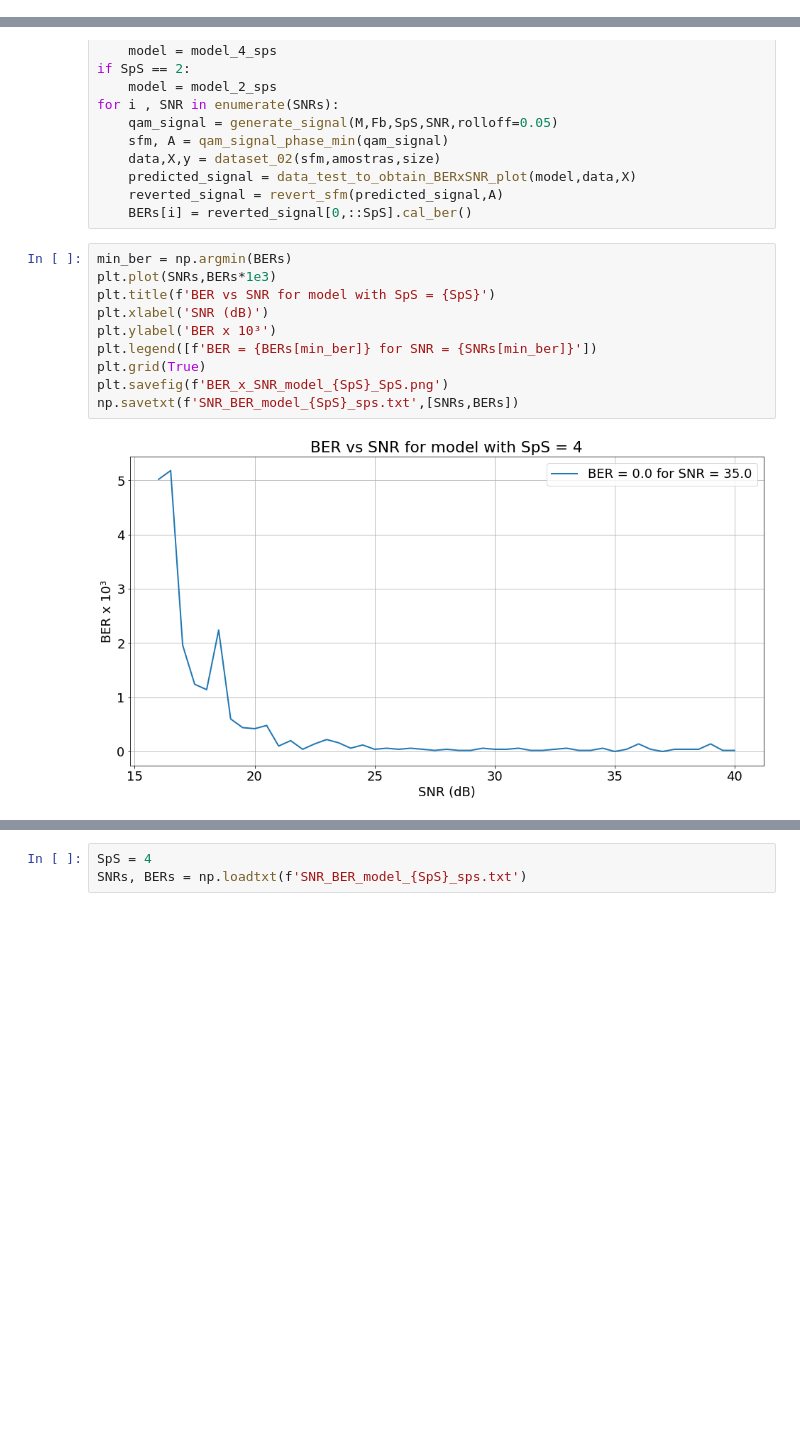
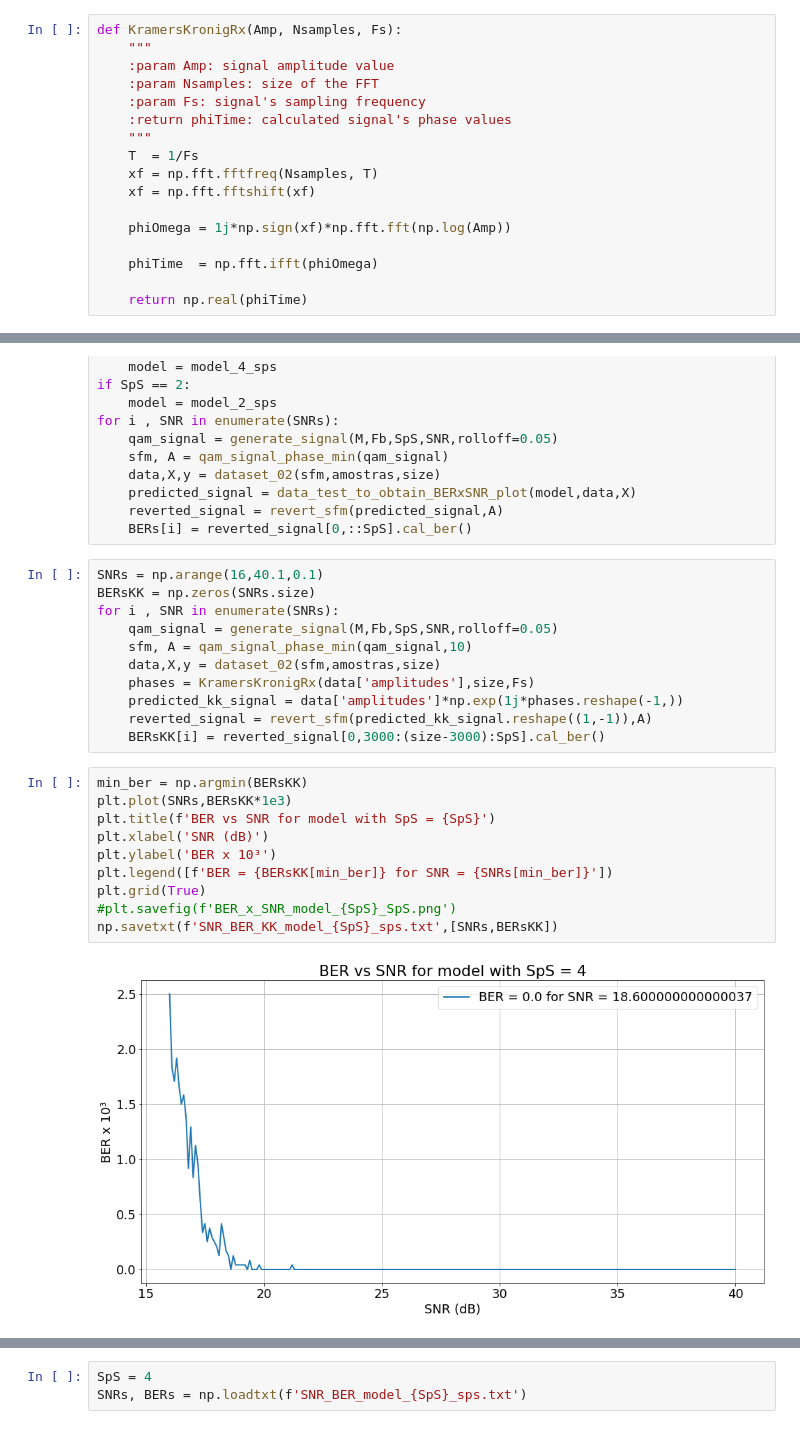
Before and after one commit to Matos-V/TCC_phase_detection_with_ML, a Jupyter notebook: ANN_tests.ipynb, the cells around one changed output, grey strips where cells are left out. Drawn from its saved outputs; the diff is of its cells as text; blank space fills up the shorter version.

Commit message:
generate results and plots with comparisons

```diff
--- a/ANN_tests.ipynb
+++ b/ANN_tests.ipynb
@@ -27,3 +27,20 @@ def data_test_to_obtain_BERxSNR_plot(model,data,X):
+# %%
+def KramersKronigRx(Amp, Nsamples, Fs):
+    """
+    :param Amp: signal amplitude value
+    :param Nsamples: size of the FFT
+    :param Fs: signal's sampling frequency
+    :return phiTime: calculated signal's phase values
+    """
+    T  = 1/Fs
+    xf = np.fft.fftfreq(Nsamples, T)
+    xf = np.fft.fftshift(xf)
+
+    phiOmega = 1j*np.sign(xf)*np.fft.fft(np.log(Amp))
+
+    phiTime  = np.fft.ifft(phiOmega)
+
+    return np.real(phiTime)
 # %%
 SNRs = np.arange(16,40.1,0.5)
 BERs = np.zeros(SNRs.size)
@@ -39,15 +56,26 @@ for i , SNR in enumerate(SNRs):
     predicted_signal = data_test_to_obtain_BERxSNR_plot(model,data,X)
     reverted_signal = revert_sfm(predicted_signal,A)
     BERs[i] = reverted_signal[0,::SpS].cal_ber()
+# %%
+SNRs = np.arange(16,40.1,0.1)
+BERsKK = np.zeros(SNRs.size)
+for i , SNR in enumerate(SNRs):
+    qam_signal = generate_signal(M,Fb,SpS,SNR,rolloff=0.05)
+    sfm, A = qam_signal_phase_min(qam_signal,10)
+    data,X,y = dataset_02(sfm,amostras,size)
+    phases = KramersKronigRx(data['amplitudes'],size,Fs)
+    predicted_kk_signal = data['amplitudes']*np.exp(1j*phases.reshape(-1,))
+    reverted_signal = revert_sfm(predicted_kk_signal.reshape((1,-1)),A)
+    BERsKK[i] = reverted_signal[0,3000:(size-3000):SpS].cal_ber()
 # %%
-min_ber = np.argmin(BERs)
-plt.plot(SNRs,BERs*1e3)
+min_ber = np.argmin(BERsKK)
+plt.plot(SNRs,BERsKK*1e3)
 plt.title(f'BER vs SNR for model with SpS = {SpS}')
 plt.xlabel('SNR (dB)')
 plt.ylabel('BER x 10³')
-plt.legend([f'BER = {BERs[min_ber]} for SNR = {SNRs[min_ber]}'])
+plt.legend([f'BER = {BERsKK[min_ber]} for SNR = {SNRs[min_ber]}'])
 plt.grid(True)
-plt.savefig(f'BER_x_SNR_model_{SpS}_SpS.png')
-np.savetxt(f'SNR_BER_model_{SpS}_sps.txt',[SNRs,BERs])
+#plt.savefig(f'BER_x_SNR_model_{SpS}_SpS.png')
+np.savetxt(f'SNR_BER_KK_model_{SpS}_sps.txt',[SNRs,BERsKK])
 # %% [output]
-[figure, old version]
+[figure, new version]
```
Also changed, not shown: parts of 12 cells of this notebook, 7 other files.
